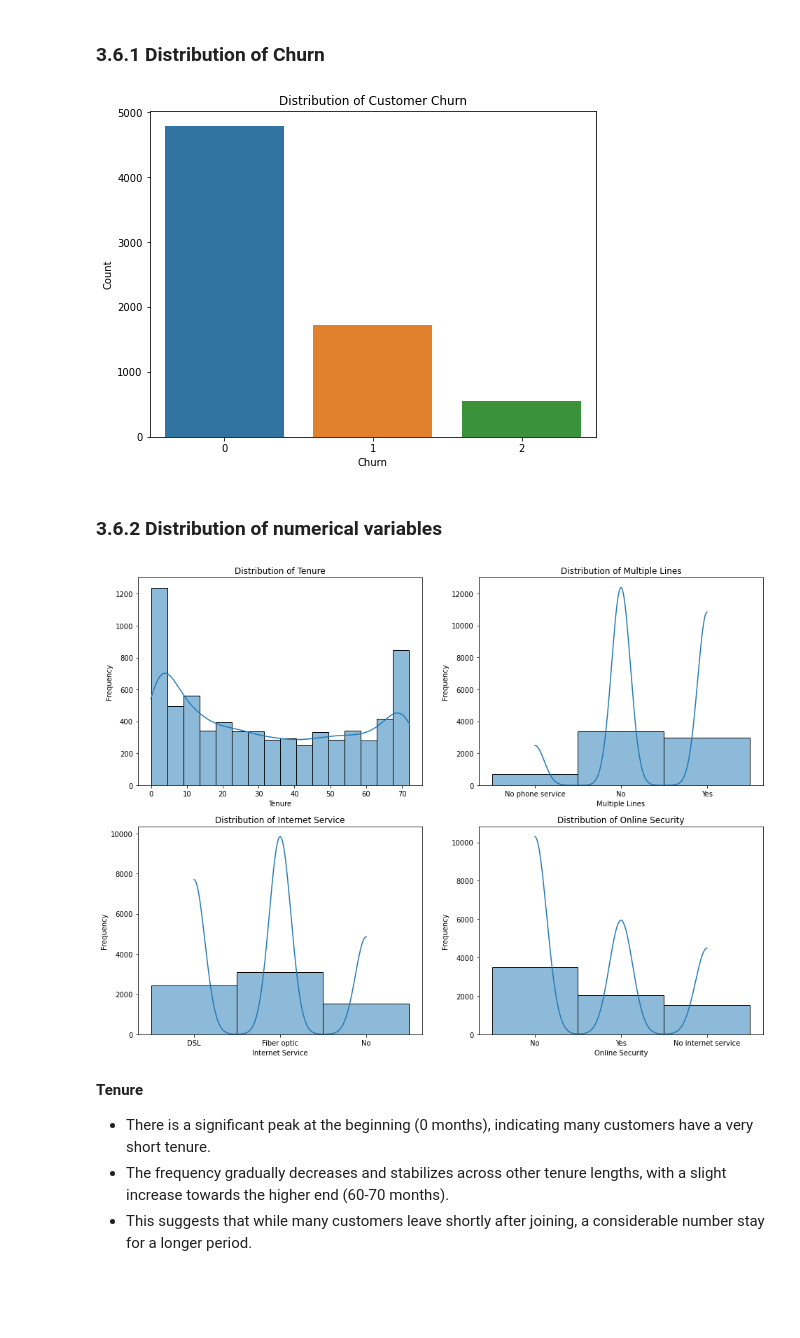
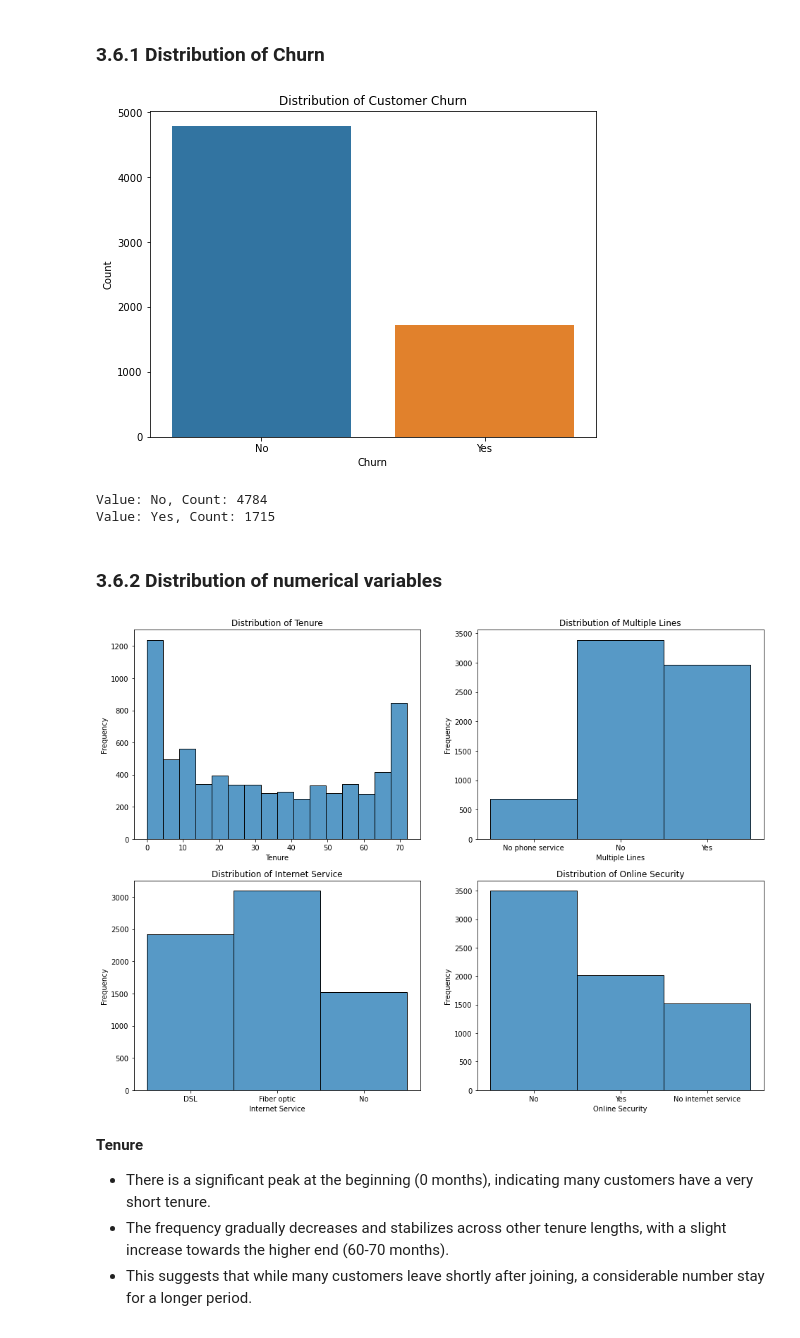
Before and after one commit to namozhdehi/Capstone_2, a Jupyter notebook: 03_exploratory_data_analysis.ipynb, the cells around one changed output. Drawn from its saved outputs; the diff is of its cells as text; code cells hidden in the pictures; blank space fills up the shorter version.

```diff
--- a/03_exploratory_data_analysis.ipynb
+++ b/03_exploratory_data_analysis.ipynb
@@ -298,7 +275,0 @@ churn_data.describe(include=['object']).head()
-# %%
-label_encoder = LabelEncoder()
-
-binary_cols = ['Gender', 'Partner', 'Dependents', 'Phone Service', 'Paperless Billing', 'Churn']
-
-for col in binary_cols:
-    churn_data[col] = label_encoder.fit_transform(churn_data[col])
@@ -307,9 +275,0 @@ for col in binary_cols:
-# %%
-'''
-one_hot_cols = ['Multiple Lines', 'Internet Service', 'Online Security', 'Online Backup',
-                'Device Protection', 'Tech Support', 'Streaming TV', 'Streaming Movies',
-                'Contract', 'Payment Method']
-
-# Apply one-hot encoding
-churn_data = pd.get_dummies(churn_data, columns=one_hot_cols, drop_first=True)
-'''
@@ -367,7 +278,6 @@ The presence of a value equal to 2 in the 'Churn' column is unexpected and indic
 # %% [markdown]
 ### 3.6.1 Distribution of Churn <a id='3.6.1_ChurnDistribution'></a>
 # %%
-#
 plt.figure(figsize=(8, 6))
 sns.countplot(x='Churn', data=churn_data)
 plt.title('Distribution of Customer Churn')
@@ -375,26 +285,35 @@ plt.xlabel('Churn')
 plt.ylabel('Count')
 plt.show()
 # %% [output]
-[figure, old version]
+[figure, new version]
+# %%
+# Display the unique values and their counts in the 'Churn' column
+churn_counts = churn_data['Churn'].value_counts()
+
+for value, count in churn_counts.items():
+    print(f'Value: {value}, Count: {count}')
+# %% [output]
+Value: No, Count: 4784
+Value: Yes, Count: 1715
 # %% [markdown]
 ### 3.6.2 Distribution of numerical variables <a id='3.6.2_Distribution'></a>
 # %%
 def plot_histograms(data, columns, n_rows, n_cols):
     fig, axes = plt.subplots(n_rows, n_cols, figsize=(16, 12))
     axes = axes.flatten()
 
     for ax, col in zip(axes, columns):
-        sns.histplot(data[col], kde=True, ax=ax)
+        sns.histplot(data[col], ax=ax)
         ax.set_title(f'Distribution of {col}')
         ax.set_xlabel(col)
         ax.set_ylabel('Frequency')
 
     plt.show()
 
 none_binary_cols = [col for col in churn_data.columns if churn_data[col].nunique() != 2]
 plot_histograms(churn_data, none_binary_cols, n_rows=2, n_cols=2)
 # %% [output]
-[figure, old version]
+[figure, new version]
 # %% [markdown]
 **Tenure**
 - There is a significant peak at the beginning (0 months), indicating many customers have a very short tenure.
```
Also changed, not shown: parts of 23 cells of this notebook.
